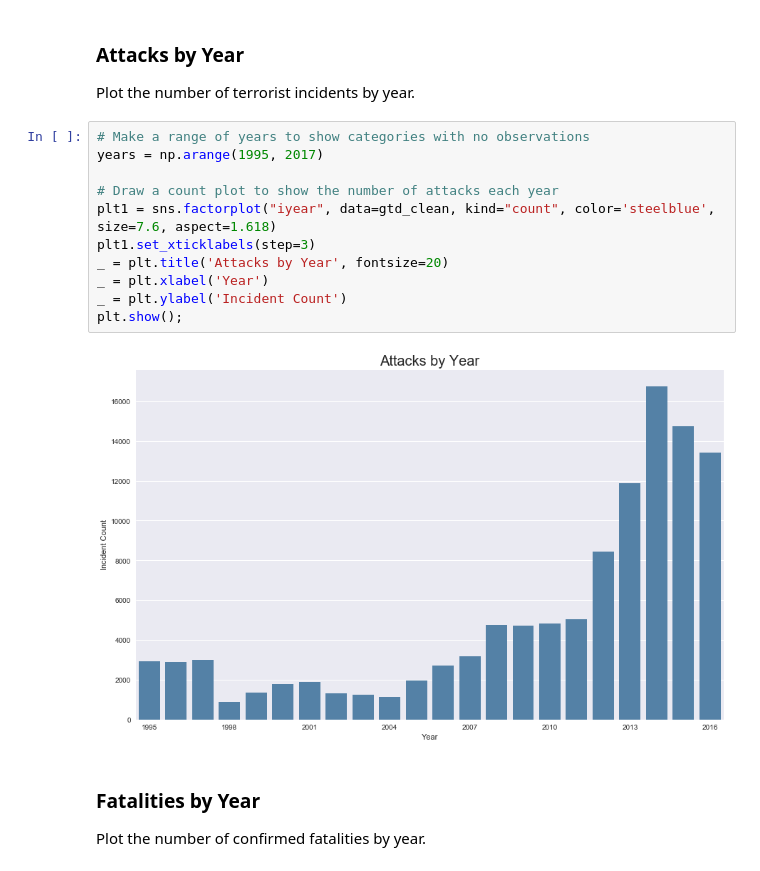
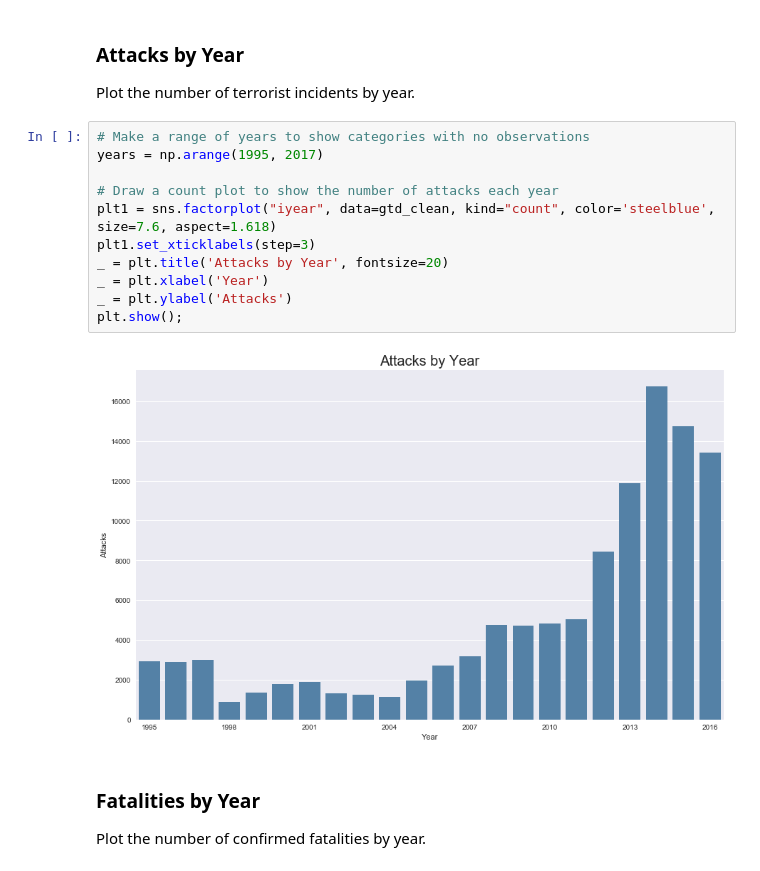
Before and after one commit to tcskowronek/predicting-terrorist-attacks, a Jupyter notebook: src/02-Exploratory-Data-Analysis.ipynb, the cells around one changed output. Cells and saved outputs as stored; diff of their text form.

```diff
--- a/src/02-Exploratory-Data-Analysis.ipynb
+++ b/src/02-Exploratory-Data-Analysis.ipynb
@@ -296,16 +293,16 @@ Plot the number of terrorist incidents by year.
 # %%
 # Make a range of years to show categories with no observations
 years = np.arange(1995, 2017)
 
 # Draw a count plot to show the number of attacks each year
 plt1 = sns.factorplot("iyear", data=gtd_clean, kind="count", color='steelblue', size=7.6, aspect=1.618)
 plt1.set_xticklabels(step=3)
 _ = plt.title('Attacks by Year', fontsize=20)
 _ = plt.xlabel('Year')
-_ = plt.ylabel('Incident Count')
+_ = plt.ylabel('Attacks')
 plt.show();
 # %% [output]
-[figure, old version]
+[figure, new version]
 # %% [markdown]
 ### Fatalities by Year
 Plot the number of confirmed fatalities by year.
```
Also changed, not shown: parts of 8 cells of this notebook.
